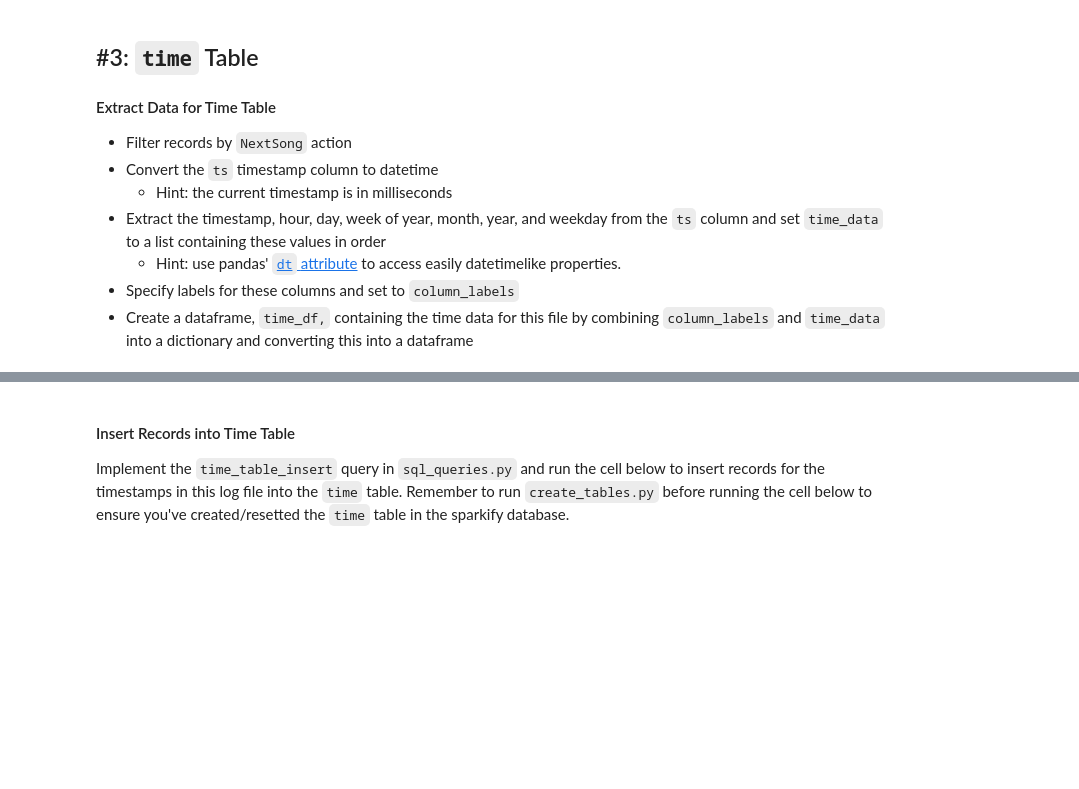
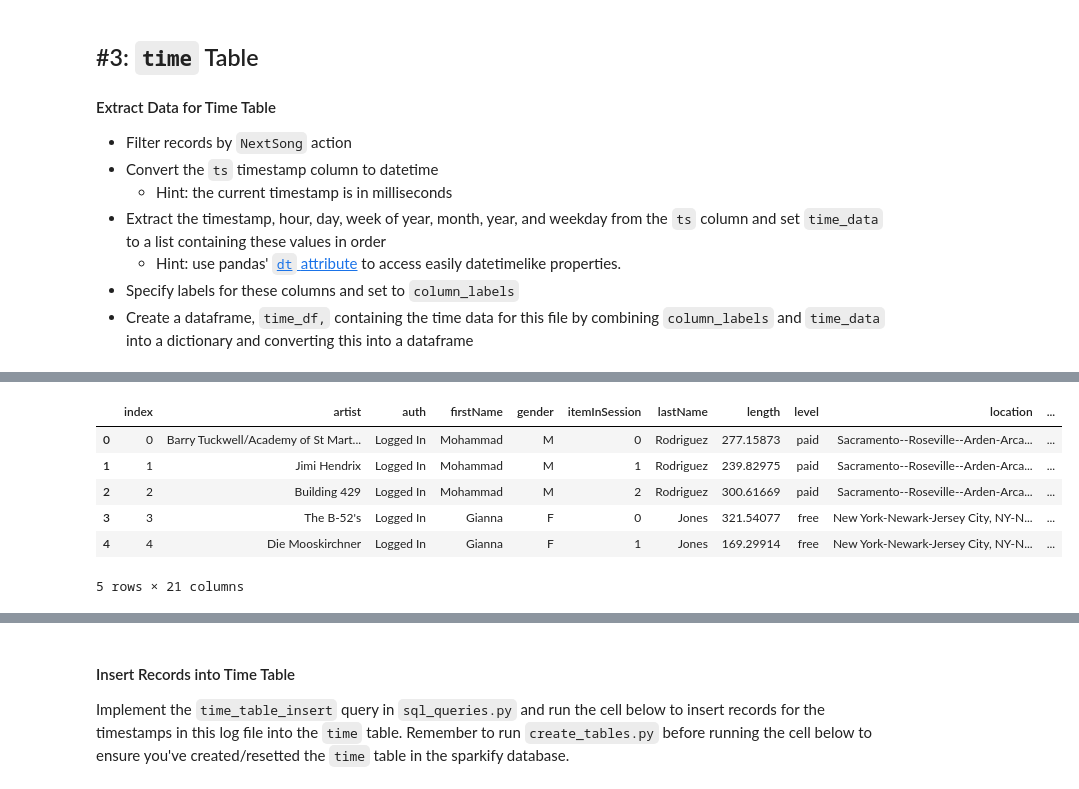
Before and after one commit to andre2ar/sparkfy-relational-etl, a Jupyter notebook: etl.ipynb, the cells around one changed output, grey strips where cells are left out. Cells and saved outputs as stored; diff of their text form; code cells hidden in the pictures; blank space fills up the shorter version.

```diff
--- a/etl.ipynb
+++ b/etl.ipynb
@@ -112,0 +128,16 @@ time_df.head()
+# %%
+import datetime
+t = pd.to_datetime(df.ts, unit='ms')
+t.head()
+
+df['week'] = t.apply(lambda x: datetime.date(x.year, x.month, x.day).isocalendar()[1])
+df['week_day'] = t.apply(lambda x: datetime.date(x.year, x.month, x.day).strftime("%A"))
+df.head()
+# %% [output]
+|  | index | artist | auth | firstName | gender | itemInSession | lastName | length | level | location | ... |
+| 0 | 0 | Barry Tuckwell/Academy of St Mart... | Logged In | Mohammad | M | 0 | Rodriguez | 277.15873 | paid | Sacramento--Roseville--Arden-Arca... | ... |
+| 1 | 1 | Jimi Hendrix | Logged In | Mohammad | M | 1 | Rodriguez | 239.82975 | paid | Sacramento--Roseville--Arden-Arca... | ... |
+| 2 | 2 | Building 429 | Logged In | Mohammad | M | 2 | Rodriguez | 300.61669 | paid | Sacramento--Roseville--Arden-Arca... | ... |
+| 3 | 3 | The B-52's | Logged In | Gianna | F | 0 | Jones | 321.54077 | free | New York-Newark-Jersey City, NY-N... | ... |
+| 4 | 4 | Die Mooskirchner | Logged In | Gianna | F | 1 | Jones | 169.29914 | free | New York-Newark-Jersey City, NY-N... | ... |
+5 rows × 21 columns
```
Also changed, not shown: parts of 19 cells of this notebook, 3 other files.
